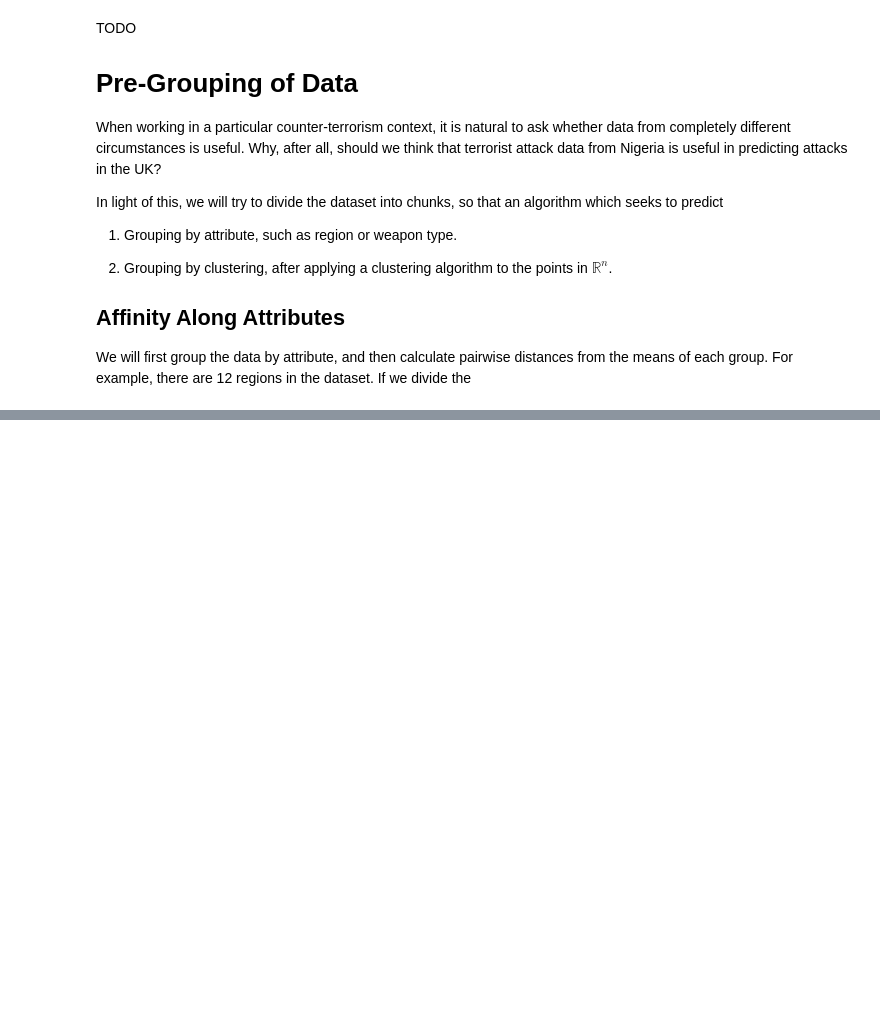
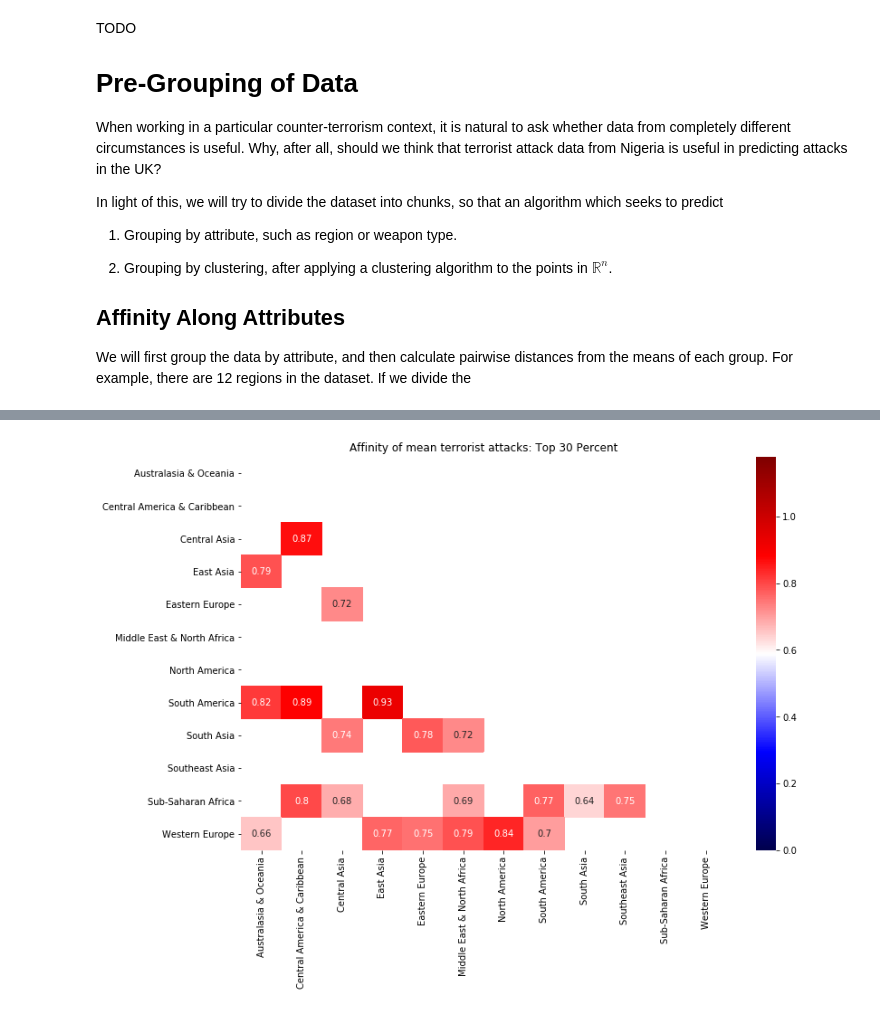
Before and after one commit to jacobakh/ML4CT, a Jupyter notebook: affinity_viz.ipynb, the cells around one changed output, grey strips where cells are left out. Cells and saved outputs as stored; diff of their text form; code cells hidden in the pictures; blank space fills up the shorter version.

```diff
--- a/affinity_viz.ipynb
+++ b/affinity_viz.ipynb
@@ -135,0 +65,4 @@ pandas.core.series.Series
+# %%
+plot_affinity_heatmap('region_txt_', colormap='seismic', percentile_cutoff=0.3)
+# %% [output]
+[figure, added]
```
Also changed, not shown: parts of 16 cells of this notebook, 1 other file.
